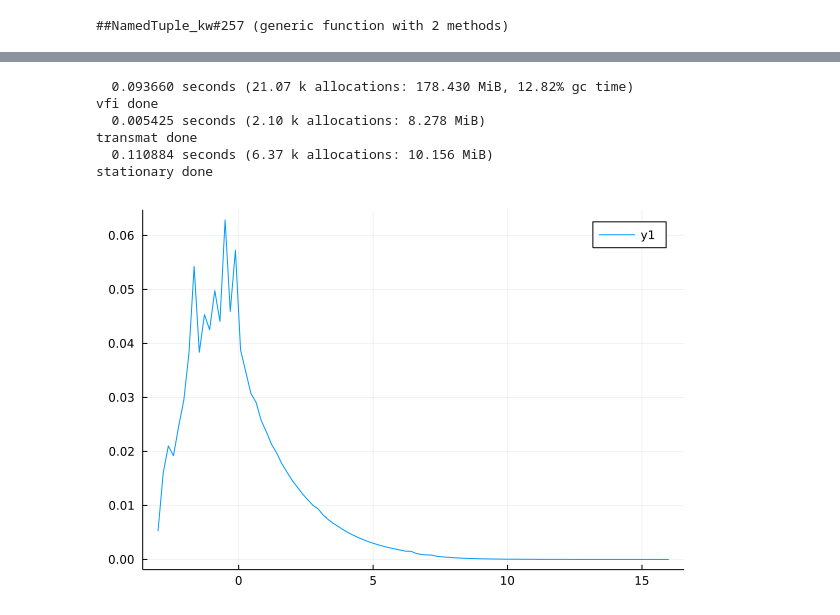
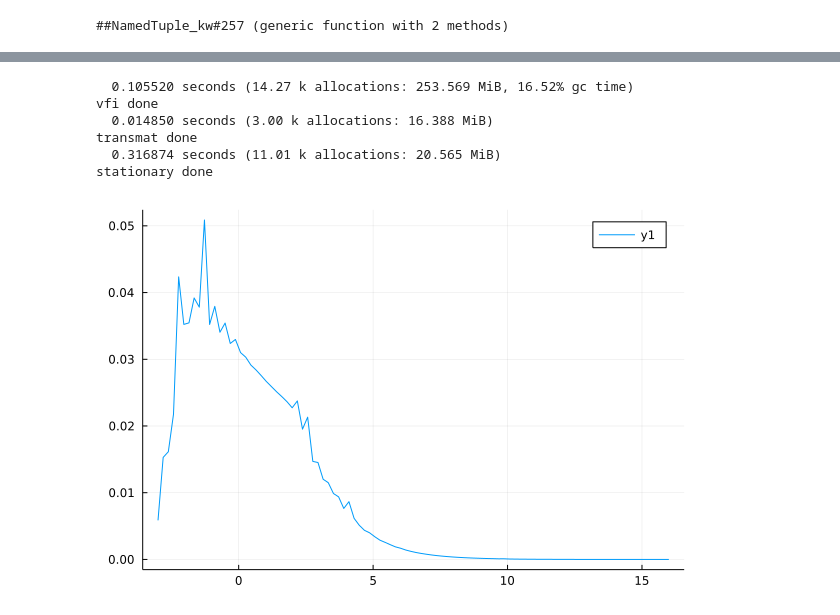
Before and after one commit to mwaugh0328/Hugget-Economy, a Jupyter notebook: hugget.ipynb, the cells around one changed output, grey strips where cells are left out. Drawn from its saved outputs; the diff is of its cells as text; code cells hidden in the pictures.

```diff
--- a/hugget.ipynb
+++ b/hugget.ipynb
@@ -204,0 +270,14 @@ make_transition_prob (generic function with 1 method)
+# %%
+test = model_params(σ = 0.3919, Nshocks = 10, Na = 100, amin = -3.0, amax = 16)
+
+@time vfout, pout = vfi2(test ; tol = 10^-3);
+
+println("vfi done")
+
+@time tprob = make_transition_prob(test, pout);
+
+@time  st = stationary_dist(tprob);
+
+st = reshape(st,test.Nshocks,test.Na)'
+
+plot(test.agrid, sum(st, dims = 2))
@@ -205,27 +290,27 @@ make_transition_prob (generic function with 1 method)
 # %%
-test = model_params(σ = 0.3919, Nshocks = 7, Na = 100, amin = -3.0, amax = 16)
+test = model_params(σ = 0.3919, Nshocks = 10, Na = 100, amin = -3.0, amax = 16)
 
-@time vfout, pout = value_function_itteration(test ; tol = 10^-3);
+@time vfout, pout = vfi2(test ; tol = 10^-3);
 
 println("vfi done")
 
 @time tprob = make_transition_prob(test, pout);
 
 println("transmat done")
 
 @time st  = stationary_distributions(MarkovChain(tprob))[1]
 # this part is very slow...
 
 println("stationary done")
 
 st = reshape(st,test.Nshocks,test.Na)'
 
 plot(test.agrid, sum(st, dims = 2))
 # %% [output]
-  0.093660 seconds (21.07 k allocations: 178.430 MiB, 12.82% gc time)
+  0.105520 seconds (14.27 k allocations: 253.569 MiB, 16.52% gc time)
 vfi done
-  0.005425 seconds (2.10 k allocations: 8.278 MiB)
+  0.014850 seconds (3.00 k allocations: 16.388 MiB)
 transmat done
-  0.110884 seconds (6.37 k allocations: 10.156 MiB)
+  0.316874 seconds (11.01 k allocations: 20.565 MiB)
 stationary done
-[figure, old version]
+[figure, new version]
```
Also changed, not shown: parts of 17 cells of this notebook, 3 other files.
